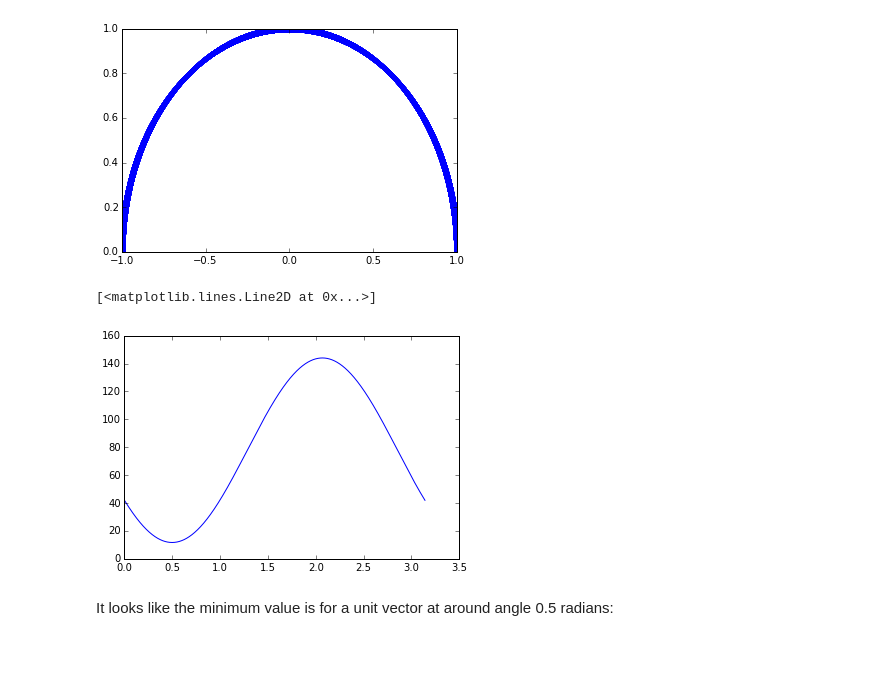
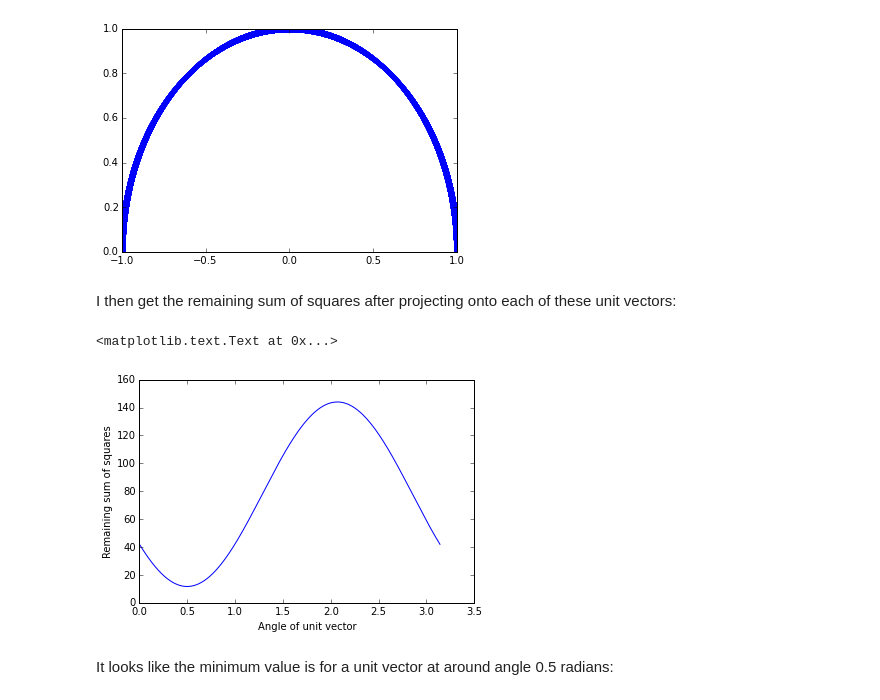
Before and after one commit to practical-neuroimaging/pna2015, a Jupyter notebook: day7/pca_introduction.ipynb, the cells around one changed output. Drawn from its saved outputs; the diff is of its cells as text; code cells hidden in the pictures; blank space fills up the shorter version.

```diff
--- a/day7/pca_introduction.ipynb
+++ b/day7/pca_introduction.ipynb
@@ -212,16 +245,20 @@ plt.plot(u_vectors[0], u_vectors[1], '+')
 # %% [output]
 [<matplotlib.lines.Line2D at 0x...>]
 [figure]
+# %% [markdown]
+I then get the remaining sum of squares after projecting onto each of these unit vectors:
 # %%
 remaining_ss = []
 for u in u_vectors.T: # iterate over columns
     remaining = line_remaining(u, X)
     remaining_ss.append((remaining ** 2).sum())
-# %%
-plt.plot(angles, remaining_ss)
-# %% [output]
-[<matplotlib.lines.Line2D at 0x...>]
-[figure, removed]
+# %%
+plt.plot(angles, remaining_ss)
+plt.xlabel('Angle of unit vector')
+plt.ylabel('Remaining sum of squares')
+# %% [output]
+<matplotlib.text.Text at 0x...>
+[figure, added]
 # %% [markdown]
 It looks like the minimum value is for a unit vector at around angle 0.5 radians:
 # %%
```
Also changed, not shown: parts of 39 cells of this notebook.
